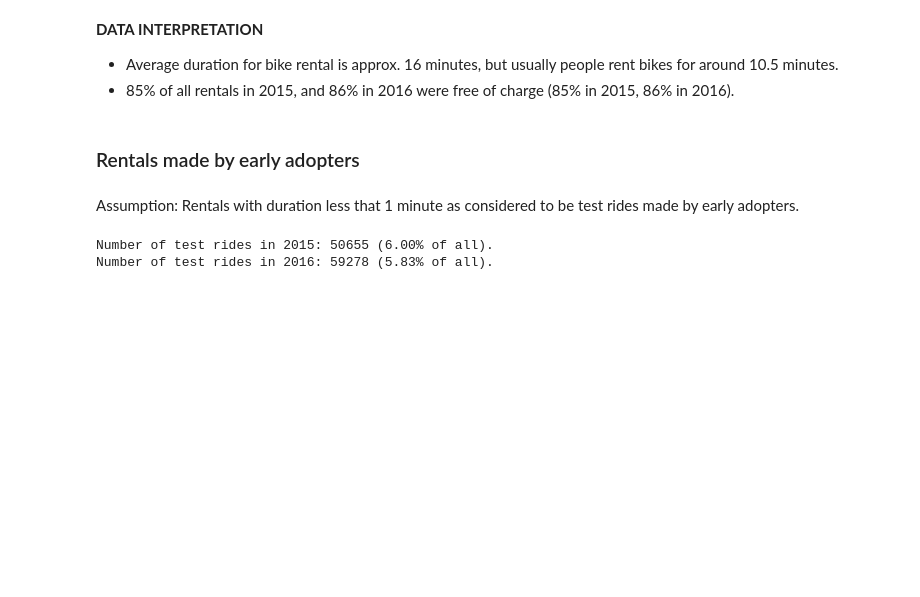
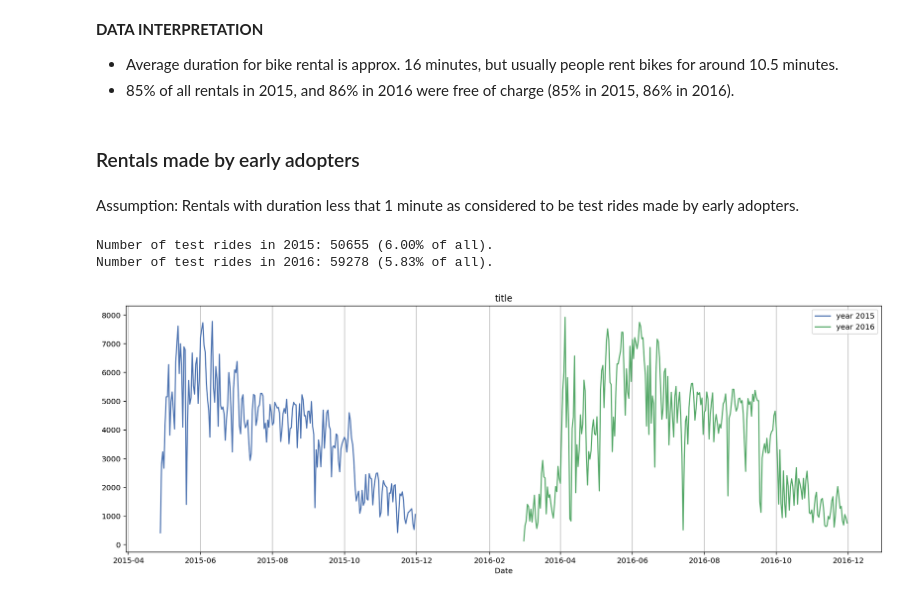
Before and after one commit to mariuszrokita/bike-sharing-demand, a Jupyter notebook: notebooks/wroclawski-rower-miejski/initial-data-exploration.ipynb, the cells around one changed output. Drawn from its saved outputs; the diff is of its cells as text; code cells hidden in the pictures; blank space fills up the shorter version.

Commit message:
Trying to display rentals count per day

```diff
--- a/notebooks/wroclawski-rower-miejski/initial-data-exploration.ipynb
+++ b/notebooks/wroclawski-rower-miejski/initial-data-exploration.ipynb
@@ -357,3 +357,29 @@ print('Number of test rides in 2016: {} ({:.2f}% of all).'.format(len(test_renta
 # %% [output]
 Number of test rides in 2015: 50655 (6.00% of all).
 Number of test rides in 2016: 59278 (5.83% of all).
+# %%
+# work in progress
+rentals2015_daily = pd.DataFrame(index = rentals2015_df["Data wynajmu"])
+rentals2015_daily["Count"] = 1
+rentals2015_daily = rentals2015_daily.groupby(pd.Grouper(freq='D')).count()
+rentals2015_daily
+
+rentals2016_daily = pd.DataFrame(index = rentals2016_df["Data wynajmu"])
+rentals2016_daily["Count"] = 1
+rentals2016_daily = rentals2016_daily.groupby(pd.Grouper(freq='D')).count()
+rentals2016_daily
+
+fig = plt.figure(figsize=(18,6))
+ax = fig.add_subplot(111)
+ax.plot(rentals2015_daily, label='year 2015');
+ax.plot(rentals2016_daily, label='year 2016')
+
+ax.set_title("title")
+ax.set_xlabel("Date")
+ax.set_ylabel("");
+ax.legend()
+
+ax.xaxis.grid(True, 'major')
+ax.xaxis.grid(True, 'minor')
+# %% [output]
+[figure, added]
```
Also changed, not shown: parts of 1 cell of this notebook.
